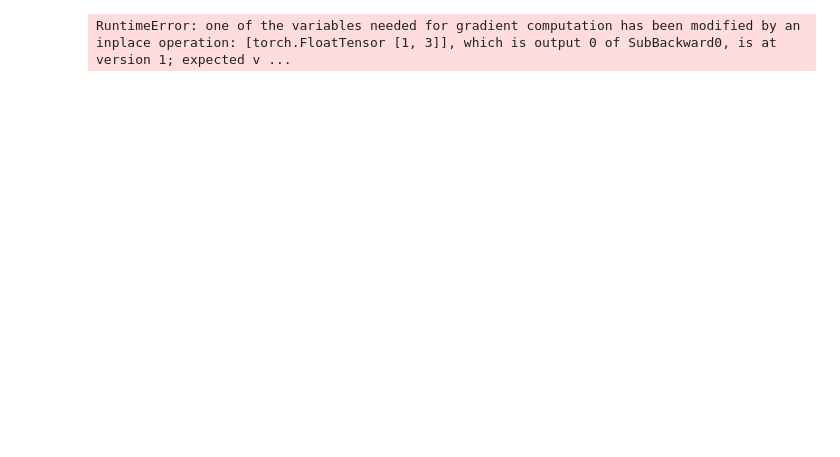
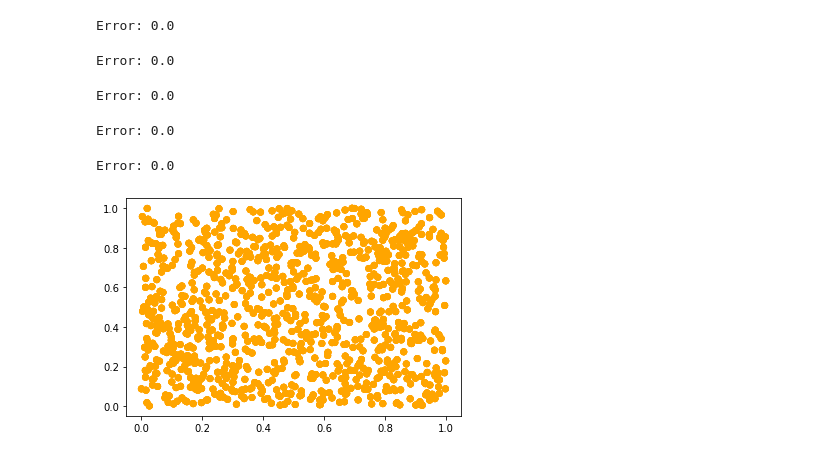
Before and after one commit to eliotshekhtman/cs6784-final-project, a Jupyter notebook: playground.ipynb, the cells around one changed output. Saved outputs shown, nothing was run; the diff lists cells and outputs as text; code cells hidden in the pictures; blank space fills up the shorter version.

```diff
--- a/playground.ipynb
+++ b/playground.ipynb
@@ -34,7 +34,7 @@ def train(model, dataset, learning_rate=1e-5, epochs=10):
     for epoch in range(epochs):
         for xs, ys, variances in tqdm(data_loader):
             optimizer.zero_grad()
-            loss = model(x=xs, y=ys, variances=variances, agent_rewards=agent_rewards)
+            loss = -model(x=xs, y=ys, variances=variances, agent_rewards=agent_rewards)
             loss.backward()
             optimizer.step()
         with torch.no_grad():
@@ -46,13 +46,20 @@ def train(model, dataset, learning_rate=1e-5, epochs=10):
                 features += xs.numpy().tolist()
                 predictions += [pick_arm(pred) for pred in y_hat]
                 labels += [pick_arm(y) for y in ys]
-            print('Error:', sum(predictions == labels) / len(labels))
-            plt.scatter(features[:, 0], features[:, 1], c=[color_picker(v) for v in predictions])
+            print('Error:', np.sum(predictions == labels).item() / len(labels))
+            xs = [features[x][0] for x in range(len(features))]
+            ys = [features[y][1] for y in range(len(features))]
+            plt.scatter(xs, ys, c=[color_picker(int(v.item())) for v in predictions])
             plt.draw()
 # %%
-train(bandit, non_strat)
+train(bandit, non_strat, learning_rate=0.5, epochs=5)
 # %% [output]
-RuntimeError: one of the variables needed for gradient computation has been modified by an inplace operation: [torch.FloatTensor [1, 3]], which is output 0 of SubBackward0, is at version 1; expected v ...
+Error: 0.0
+Error: 0.0
+Error: 0.0
+Error: 0.0
+Error: 0.0
+[figure, added]
 # %%
 plt.axis('equal')
 for i in range(len(non_strat)):
```
Also changed, not shown: parts of 1 cell of this notebook, 2 other files.
